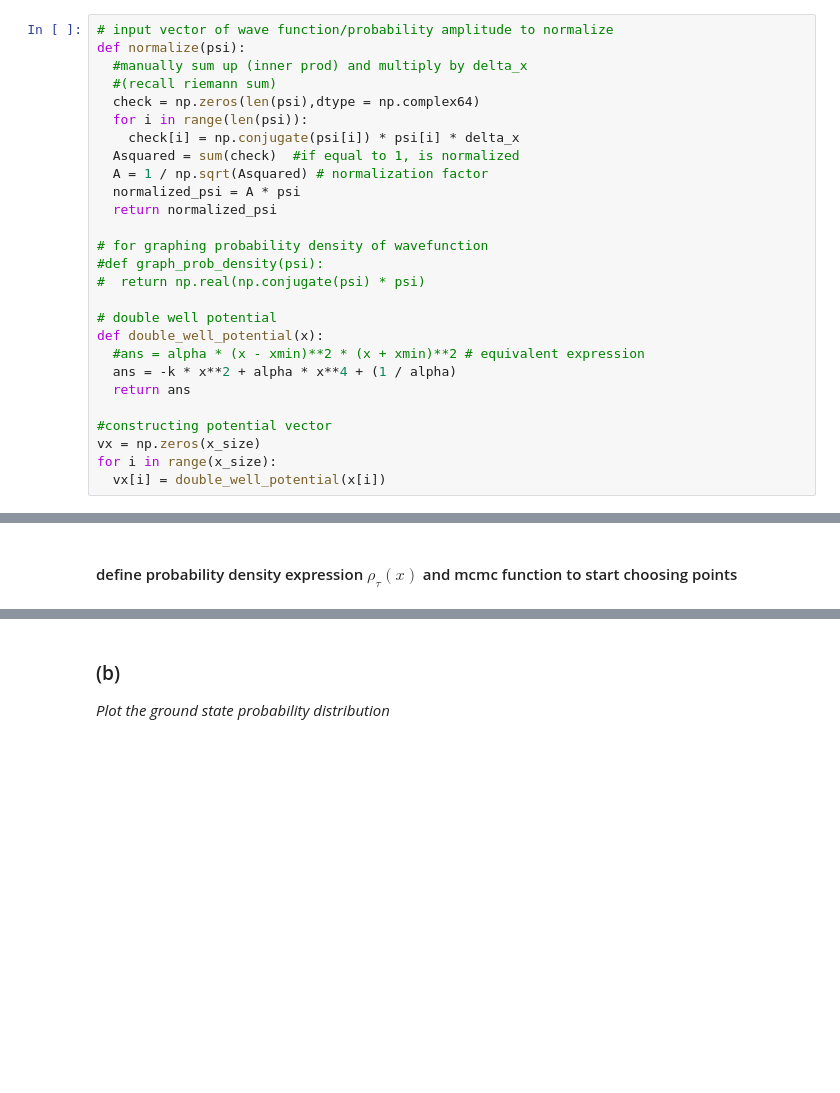
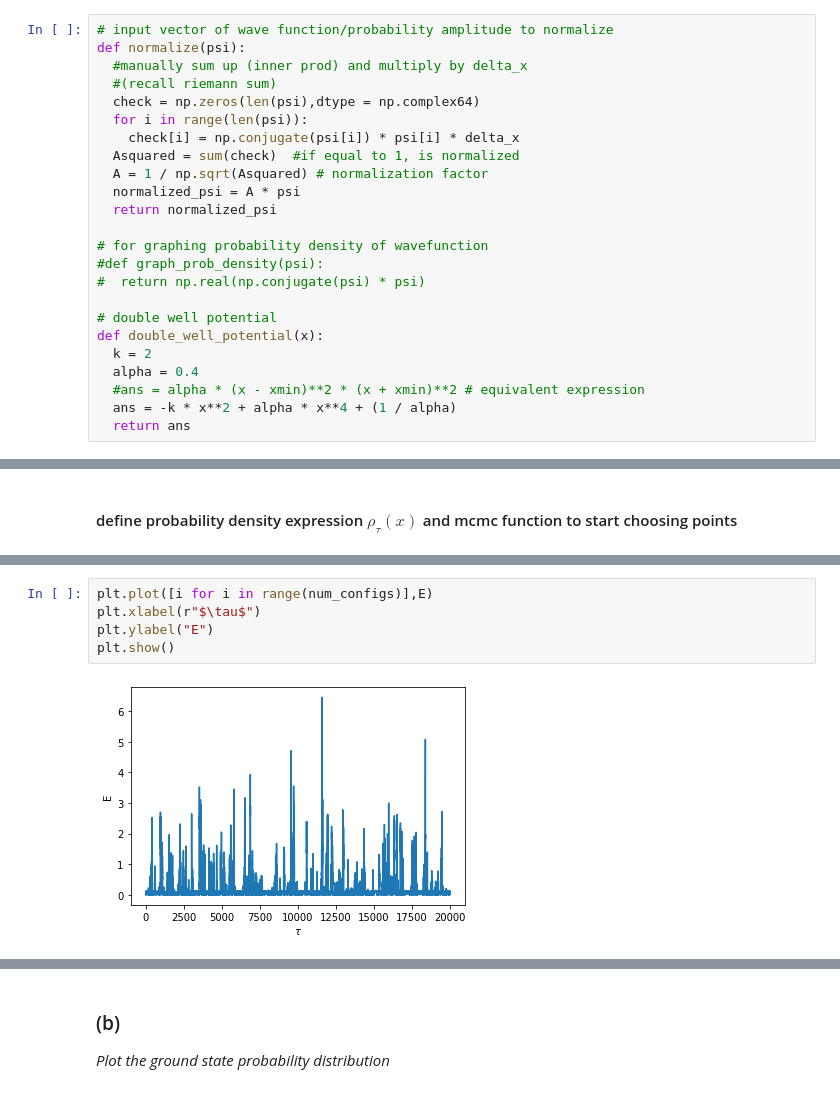
Before and after one commit to chrisamz/142-Final-Project, a Jupyter notebook: PHYS142_project.ipynb, the cells around one changed output, grey strips where cells are left out. Drawn from its saved outputs; the diff is of its cells as text; blank space fills up the shorter version.

```diff
--- a/PHYS142_project.ipynb
+++ b/PHYS142_project.ipynb
@@ -82,11 +72,8 @@ def normalize(psi):
 
 # double well potential
 def double_well_potential(x):
+  k = 2
+  alpha = 0.4
   #ans = alpha * (x - xmin)**2 * (x + xmin)**2 # equivalent expression
   ans = -k * x**2 + alpha * x**4 + (1 / alpha)
   return ans
-
-#constructing potential vector
-vx = np.zeros(x_size)
-for i in range(x_size):
-  vx[i] = double_well_potential(x[i])
@@ -206,3 +224,10 @@ rho
+# %%
+plt.plot([i for i in range(num_configs)],E)
+plt.xlabel(r"$\tau$")
+plt.ylabel("E")
+plt.show()
+# %% [output]
+[figure, added]
 # %%
 plt.hist(path,bins=100,density=True) #?
 plt.show()
```
Also changed, not shown: parts of 13 cells of this notebook.
